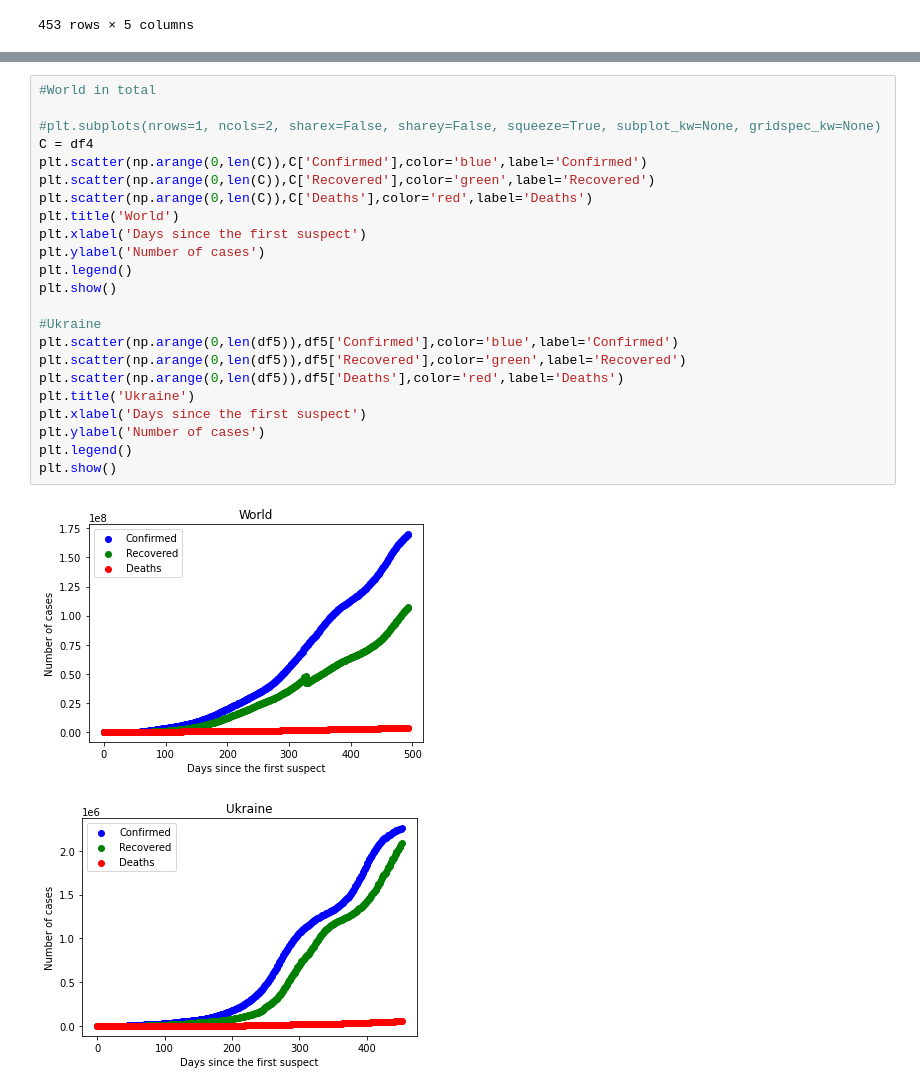
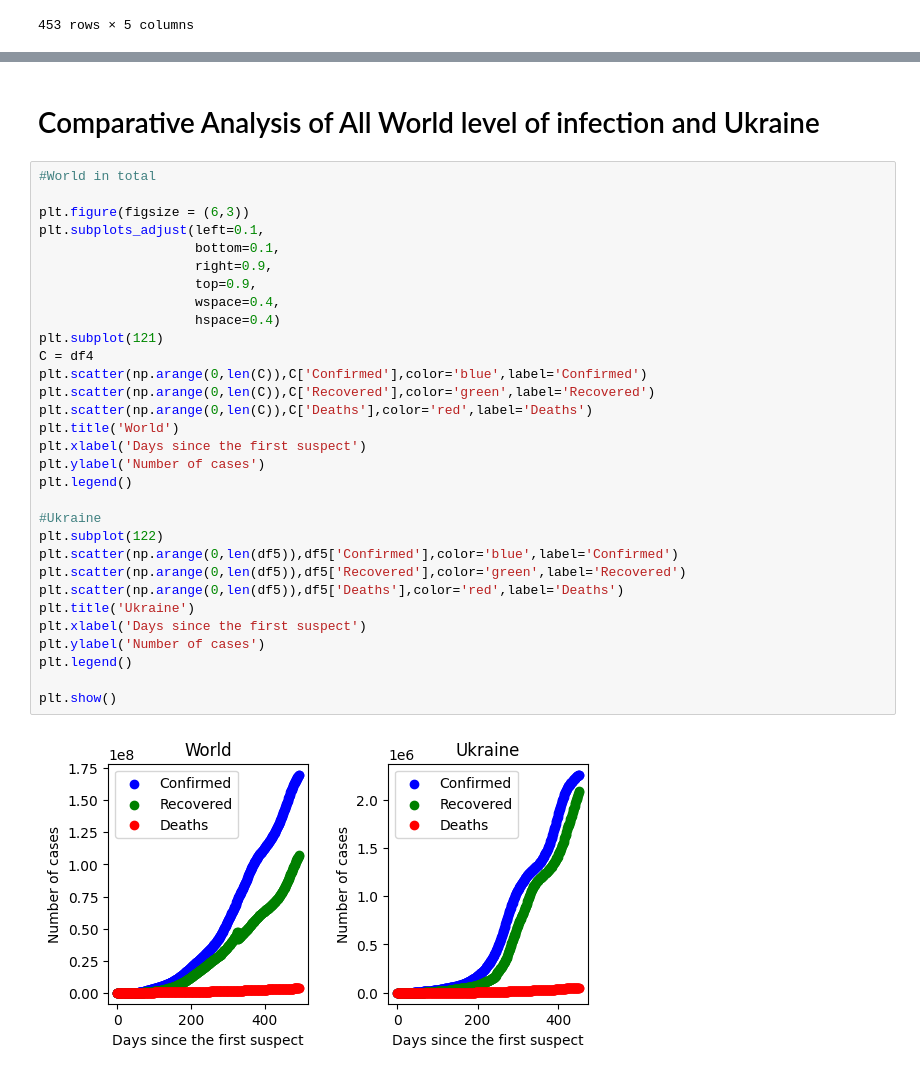
Before and after one commit to olgaklischuk/python-cource, a Jupyter notebook: freeCodeCamp_Python_for_Data_Science/covid-19_trendAnalysis_2.ipynb, the cells around one changed output, grey strips where cells are left out. Saved outputs shown, nothing was run; the diff lists cells and outputs as text.

```diff
--- a/freeCodeCamp_Python_for_Data_Science/covid-19_trendAnalysis_2.ipynb
+++ b/freeCodeCamp_Python_for_Data_Science/covid-19_trendAnalysis_2.ipynb
@@ -188,26 +210,35 @@ df5
+# %% [markdown]
+# Comparative Analysis of All World level of infection and Ukraine
 # %%
 #World in total
 
-#plt.subplots(nrows=1, ncols=2, sharex=False, sharey=False, squeeze=True, subplot_kw=None, gridspec_kw=None)
+plt.figure(figsize = (6,3))
+plt.subplots_adjust(left=0.1,
+                    bottom=0.1,
+                    right=0.9,
+                    top=0.9,
+                    wspace=0.4,
+                    hspace=0.4)
+plt.subplot(121)
 C = df4
 plt.scatter(np.arange(0,len(C)),C['Confirmed'],color='blue',label='Confirmed')
 plt.scatter(np.arange(0,len(C)),C['Recovered'],color='green',label='Recovered')
 plt.scatter(np.arange(0,len(C)),C['Deaths'],color='red',label='Deaths')
 plt.title('World')
 plt.xlabel('Days since the first suspect')
 plt.ylabel('Number of cases')
 plt.legend()
-plt.show()
 
 #Ukraine
+plt.subplot(122)
 plt.scatter(np.arange(0,len(df5)),df5['Confirmed'],color='blue',label='Confirmed')
 plt.scatter(np.arange(0,len(df5)),df5['Recovered'],color='green',label='Recovered')
 plt.scatter(np.arange(0,len(df5)),df5['Deaths'],color='red',label='Deaths')
 plt.title('Ukraine')
 plt.xlabel('Days since the first suspect')
 plt.ylabel('Number of cases')
 plt.legend()
+
 plt.show()
 # %% [output]
-[figure, old version]
+[figure, new version]
-[figure, removed]
```
Also changed, not shown: parts of 3 cells of this notebook.
